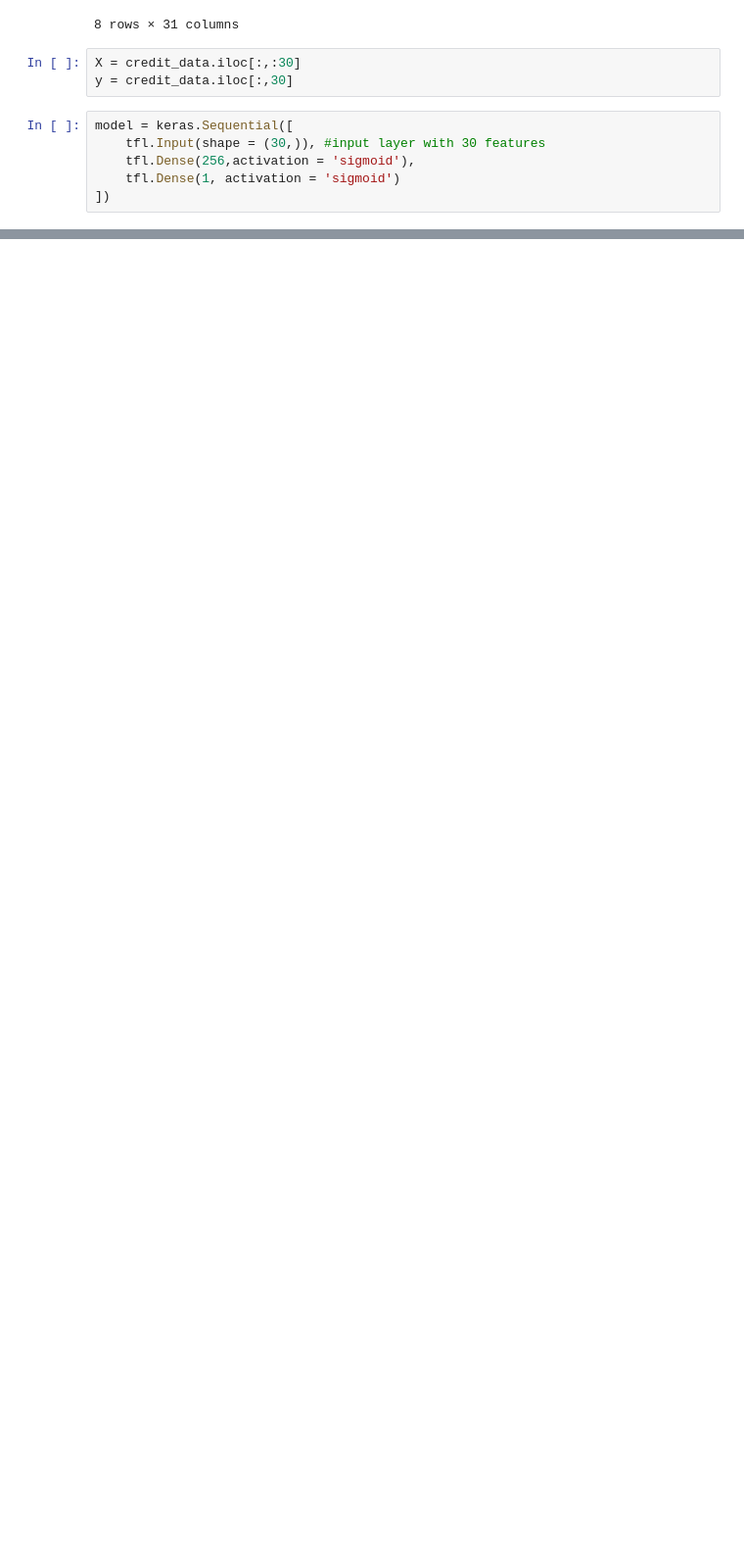
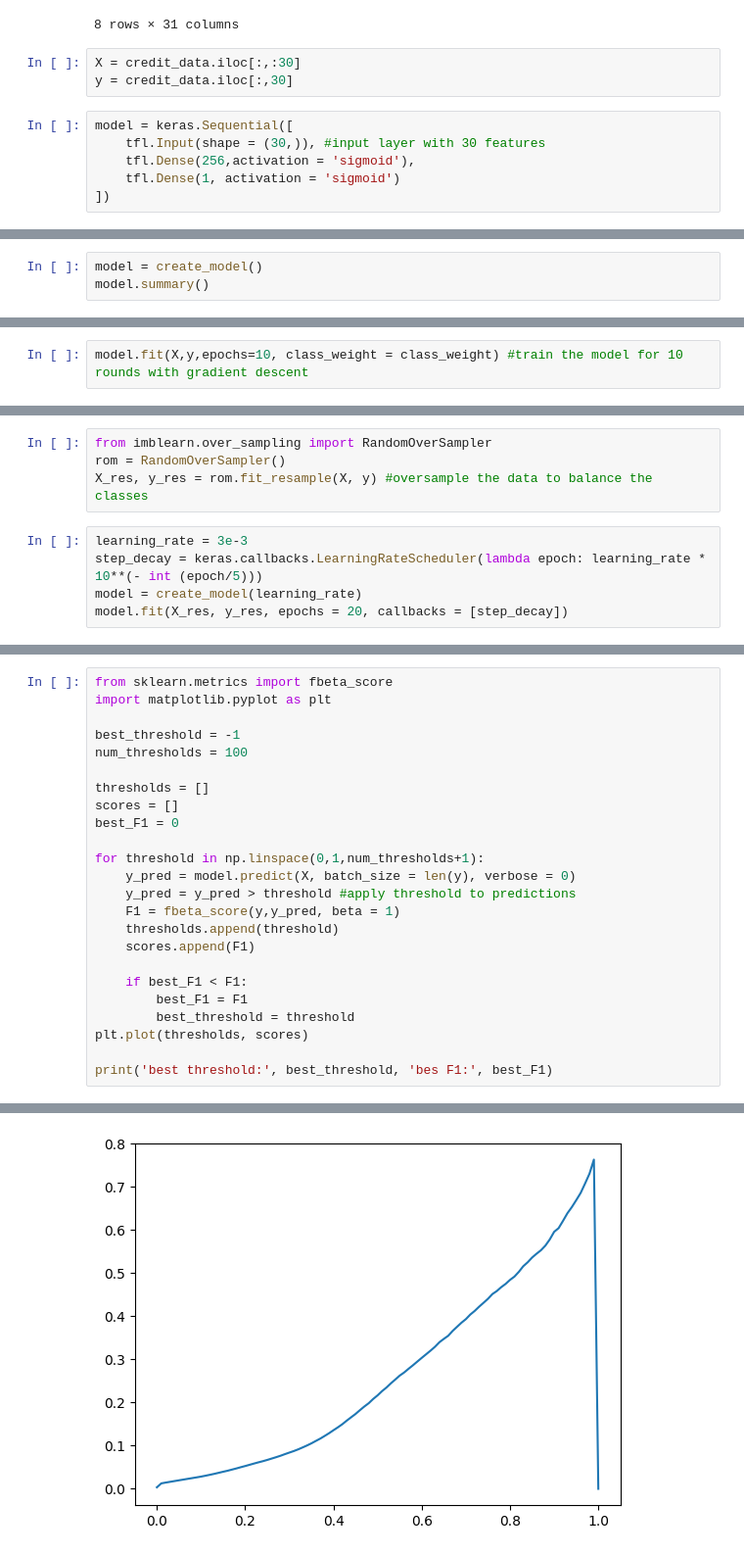
Before and after one commit to samhuann/learning-deep, a Jupyter notebook: Tutorials/WaliTutorial1/nn_basics.ipynb, the cells around one changed output, grey strips where cells are left out. Shown at 98% size. Saved outputs shown, nothing was run; the diff lists cells and outputs as text; blank space fills up the shorter version.

```diff
--- a/Tutorials/WaliTutorial1/nn_basics.ipynb
+++ b/Tutorials/WaliTutorial1/nn_basics.ipynb
@@ -112,0 +173,3 @@ model = keras.Sequential([
+# %%
+model = create_model()
+model.summary()
@@ -112,0 +190,2 @@ model = keras.Sequential([
+# %%
+model.fit(X,y,epochs=10, class_weight = class_weight) #train the model for 10 rounds with gradient descent
@@ -112,0 +313,9 @@ model = keras.Sequential([
+# %%
+from imblearn.over_sampling import RandomOverSampler
+rom = RandomOverSampler()
+X_res, y_res = rom.fit_resample(X, y) #oversample the data to balance the classes
+# %%
+learning_rate = 3e-3
+step_decay = keras.callbacks.LearningRateScheduler(lambda epoch: learning_rate * 10**(- int (epoch/5)))
+model = create_model(learning_rate)
+model.fit(X_res, y_res, epochs = 20, callbacks = [step_decay])
@@ -112,0 +341,25 @@ model = keras.Sequential([
+# %%
+from sklearn.metrics import fbeta_score
+import matplotlib.pyplot as plt
+
+best_threshold = -1
+num_thresholds = 100
+
+thresholds = []
+scores = []
+best_F1 = 0
+
+for threshold in np.linspace(0,1,num_thresholds+1):
+    y_pred = model.predict(X, batch_size = len(y), verbose = 0)
+    y_pred = y_pred > threshold #apply threshold to predictions
+    F1 = fbeta_score(y,y_pred, beta = 1)
+    thresholds.append(threshold)
+    scores.append(F1)
+
+    if best_F1 < F1:
+        best_F1 = F1
+        best_threshold = threshold
+plt.plot(thresholds, scores)
+
+print('best threshold:', best_threshold, 'bes F1:', best_F1)
+# %% [output]
@@ -112,0 +367 @@ model = keras.Sequential([
+[figure, added]
```
Also changed, not shown: parts of 19 cells of this notebook.
